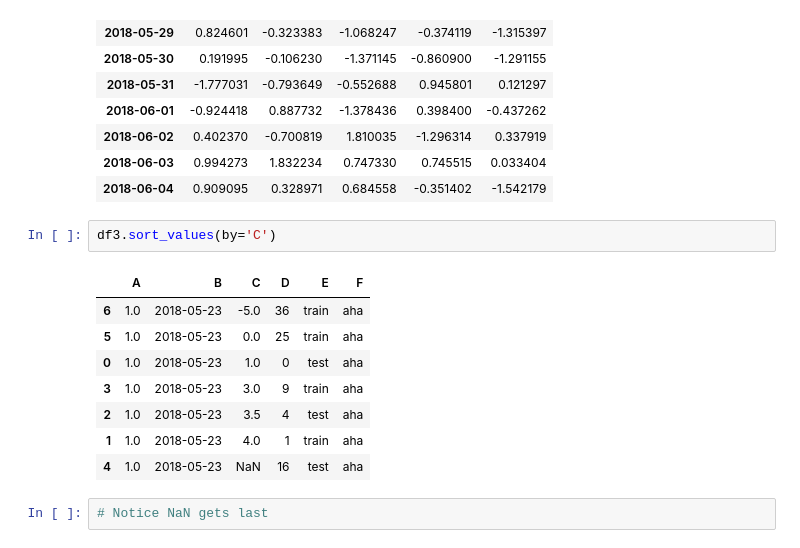
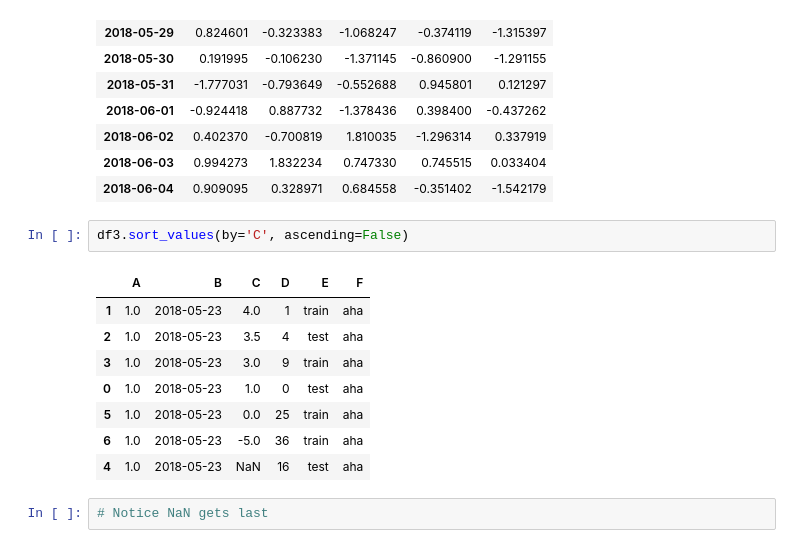
Before and after one commit to CaptSolo/LU_BigData_2020, a Jupyter notebook: Pandas/Python Pandas Tutorial.ipynb, the cells around one changed output. Cells and saved outputs as stored; diff of their text form.

```diff
--- a/Pandas/Python Pandas Tutorial.ipynb
+++ b/Pandas/Python Pandas Tutorial.ipynb
@@ -758,15 +758,15 @@ df.sort_index(axis=1,ascending=False)
 | 2018-06-03 | 0.994273 | 1.832234 | 0.747330 | 0.745515 | 0.033404 |
 | 2018-06-04 | 0.909095 | 0.328971 | 0.684558 | -0.351402 | -1.542179 |
 # %%
-df3.sort_values(by='C')
+df3.sort_values(by='C', ascending=False)
 # %% [output]
 |  | A | B | C | D | E | F |
+| 1 | 1.0 | 2018-05-23 | 4.0 | 1 | train | aha |
+| 2 | 1.0 | 2018-05-23 | 3.5 | 4 | test | aha |
+| 3 | 1.0 | 2018-05-23 | 3.0 | 9 | train | aha |
+| 0 | 1.0 | 2018-05-23 | 1.0 | 0 | test | aha |
+| 5 | 1.0 | 2018-05-23 | 0.0 | 25 | train | aha |
 | 6 | 1.0 | 2018-05-23 | -5.0 | 36 | train | aha |
-| 5 | 1.0 | 2018-05-23 | 0.0 | 25 | train | aha |
-| 0 | 1.0 | 2018-05-23 | 1.0 | 0 | test | aha |
-| 3 | 1.0 | 2018-05-23 | 3.0 | 9 | train | aha |
-| 2 | 1.0 | 2018-05-23 | 3.5 | 4 | test | aha |
-| 1 | 1.0 | 2018-05-23 | 4.0 | 1 | train | aha |
 | 4 | 1.0 | 2018-05-23 | NaN | 16 | test | aha |
 # %%
 # Notice NaN gets last
```
Also changed, not shown: parts of 4 cells of this notebook.
